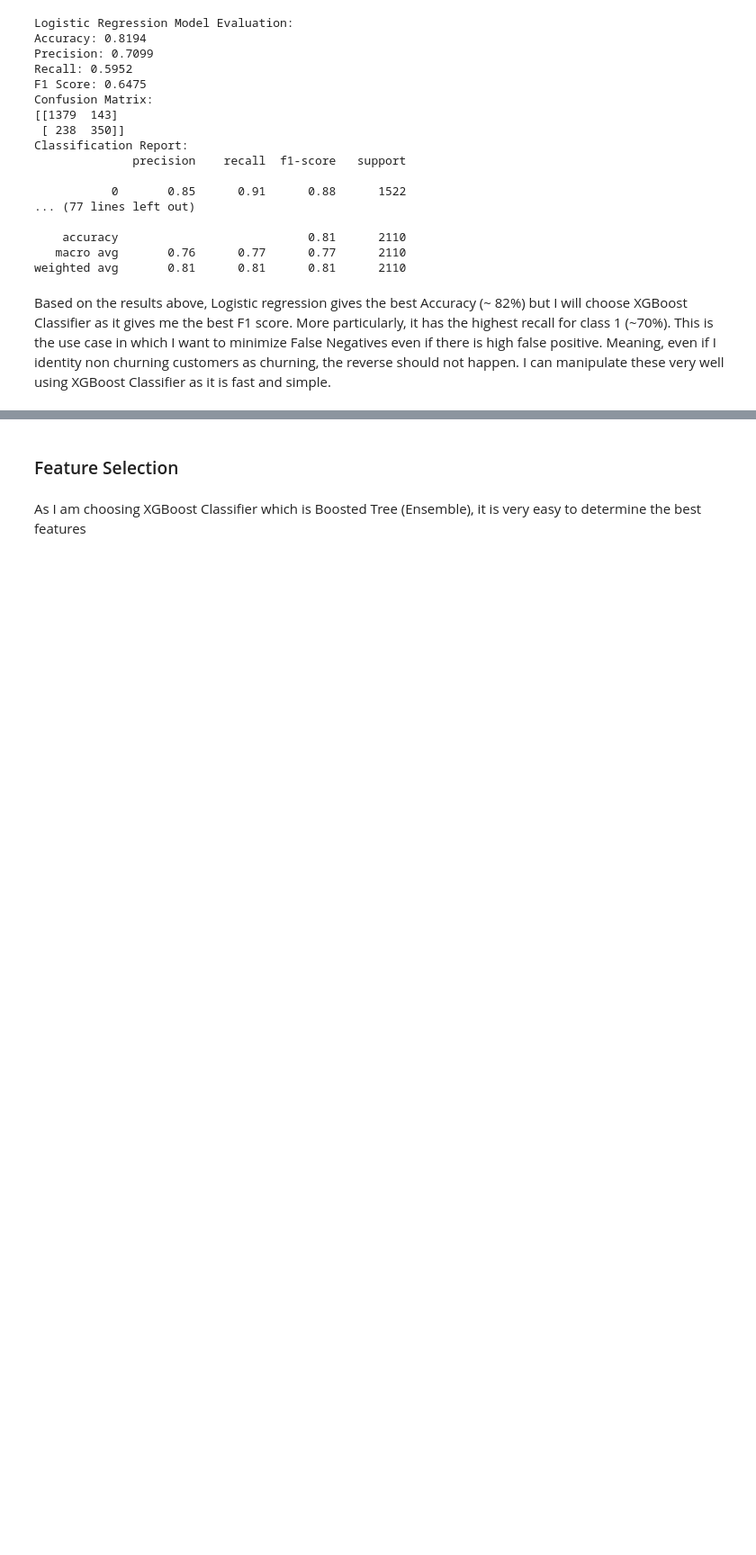
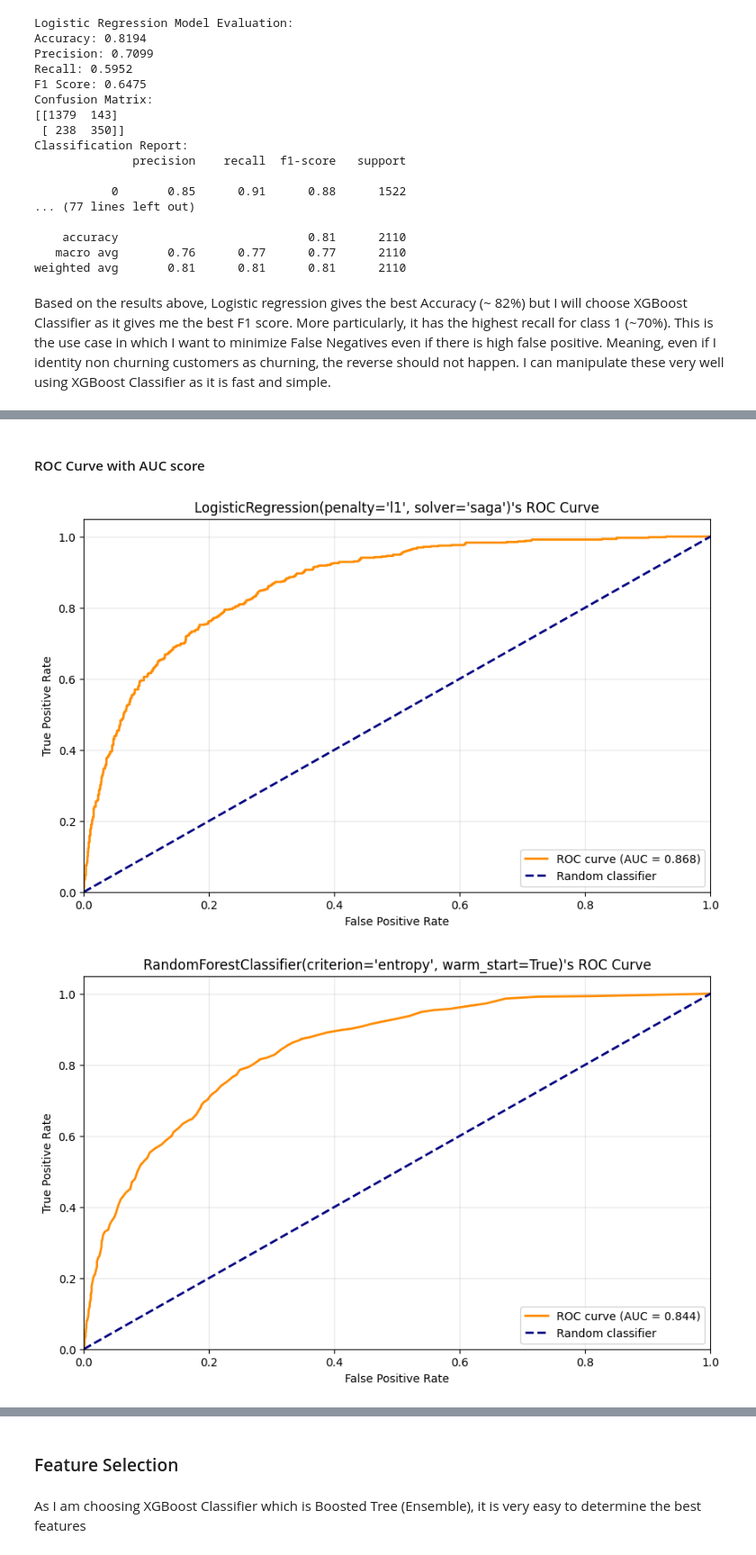
Before and after one commit to kaiserliche/Telco_Customer_Churn, a Jupyter notebook: analysis/modelling.ipynb, the cells around one changed output, grey strips where cells are left out. Shown at 90% size. Drawn from its saved outputs; the diff is of its cells as text; code cells hidden in the pictures; blank space fills up the shorter version.

```diff
--- a/analysis/modelling.ipynb
+++ b/analysis/modelling.ipynb
@@ -368,0 +387,11 @@ Based on the results above, Logistic regression gives the best Accuracy (~ 82%)
+# %% [markdown]
+#### ROC Curve with AUC score
+# %%
+
+for name, model in models.items():
+    if name == "Support Vector Classifier":
+        continue
+    roc_score = plotting.plot_roc_curve(model,X_test,y_test,title=f"{model}'s ROC Curve")
+# %% [output]
+[figure, added]
+[figure, added]
```
Also changed, not shown: parts of 7 cells of this notebook, 2 other files.
